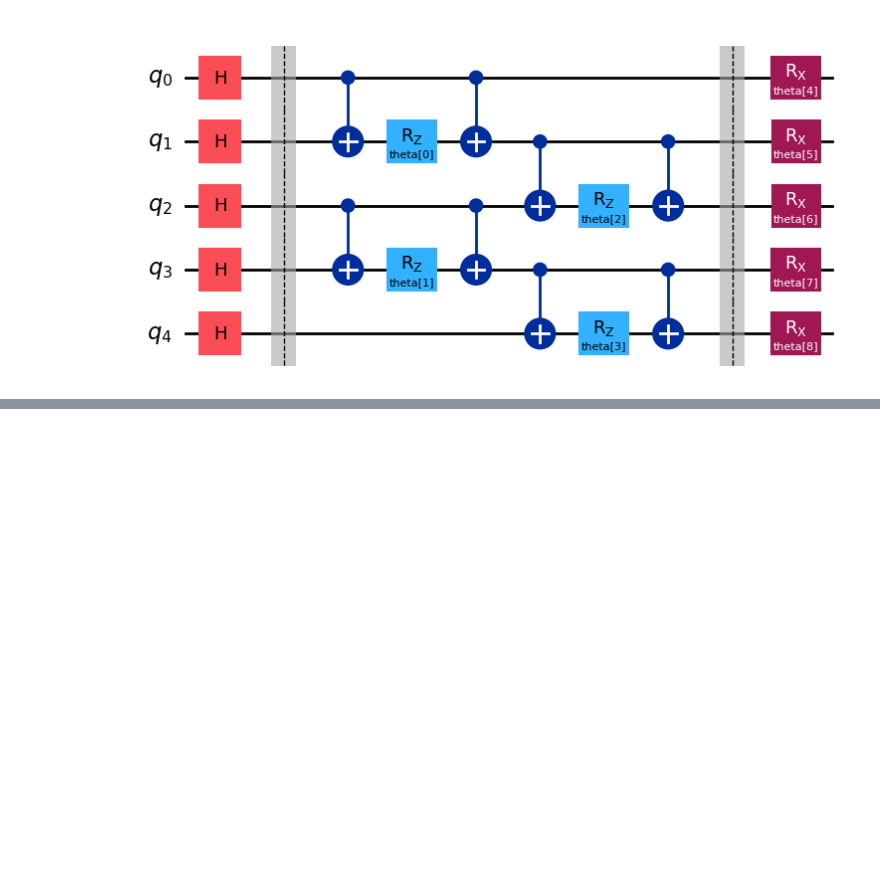
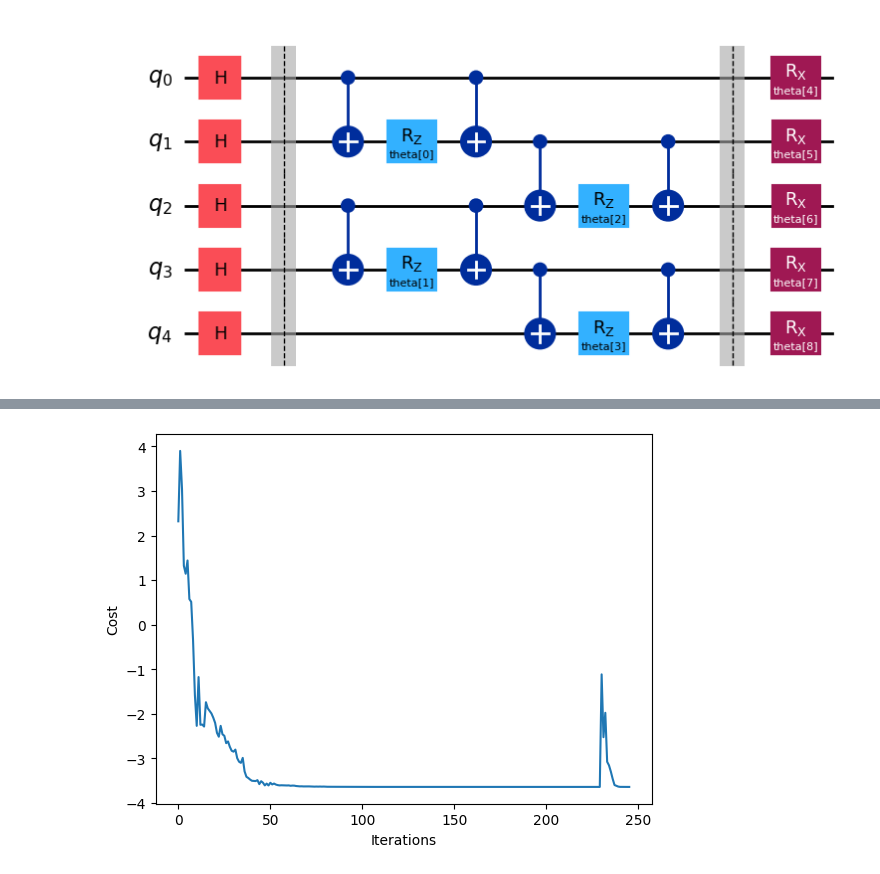
Before and after one commit to BrainConnection/Quantum_Algorithm, a Jupyter notebook: 1. TFIM VQE.ipynb, the cells around one changed output, grey strips where cells are left out. Saved outputs shown, nothing was run; the diff lists cells and outputs as text; code cells hidden in the pictures; blank space fills up the shorter version.

```diff
--- a/1. TFIM VQE.ipynb
+++ b/1. TFIM VQE.ipynb
@@ -304,0 +360,8 @@ plt.draw()
+# %%
+fig, ax = plt.subplots()
+ax.plot(range(callback_dict["iters"]), callback_dict["cost_history"])
+ax.set_xlabel("Iterations")
+ax.set_ylabel("Cost")
+plt.draw()
+# %% [output]
+[figure, added]
```
Also changed, not shown: parts of 72 cells of this notebook.
